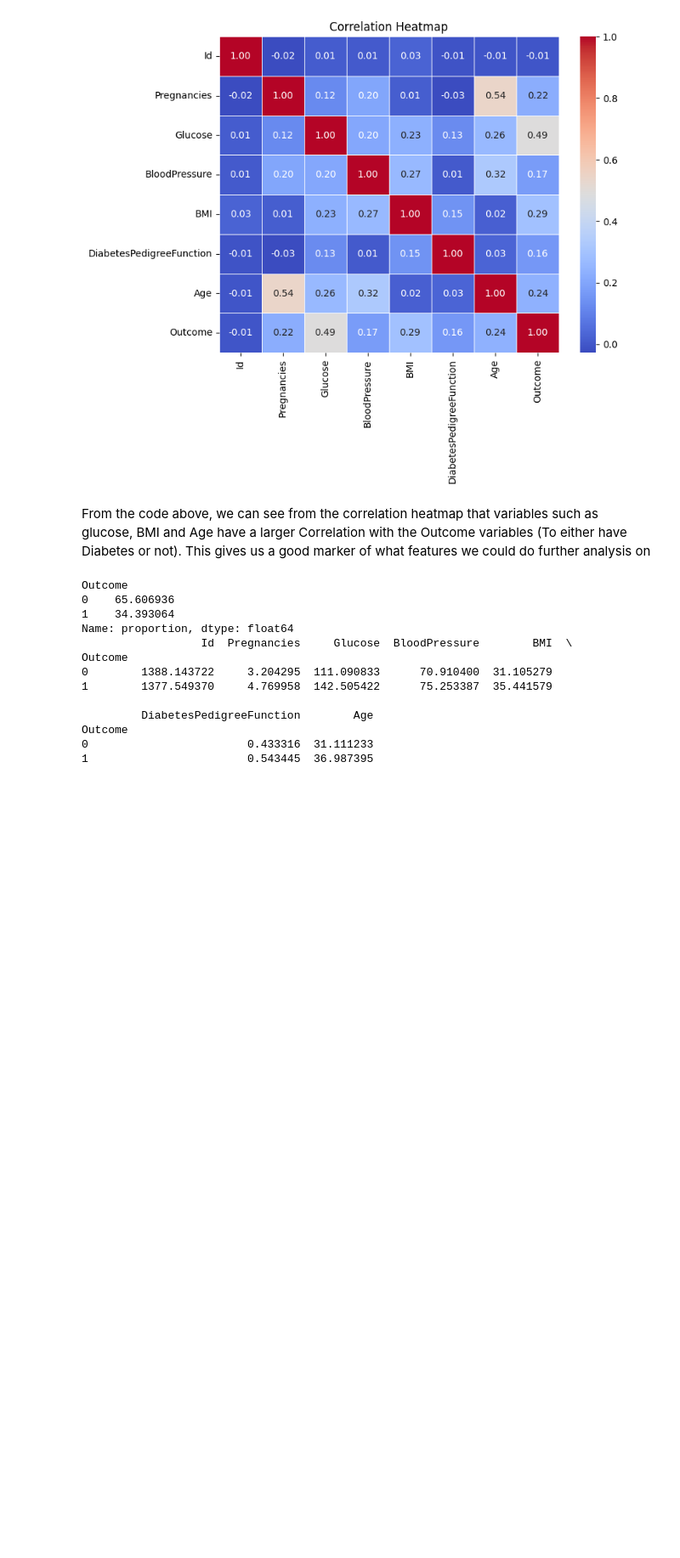
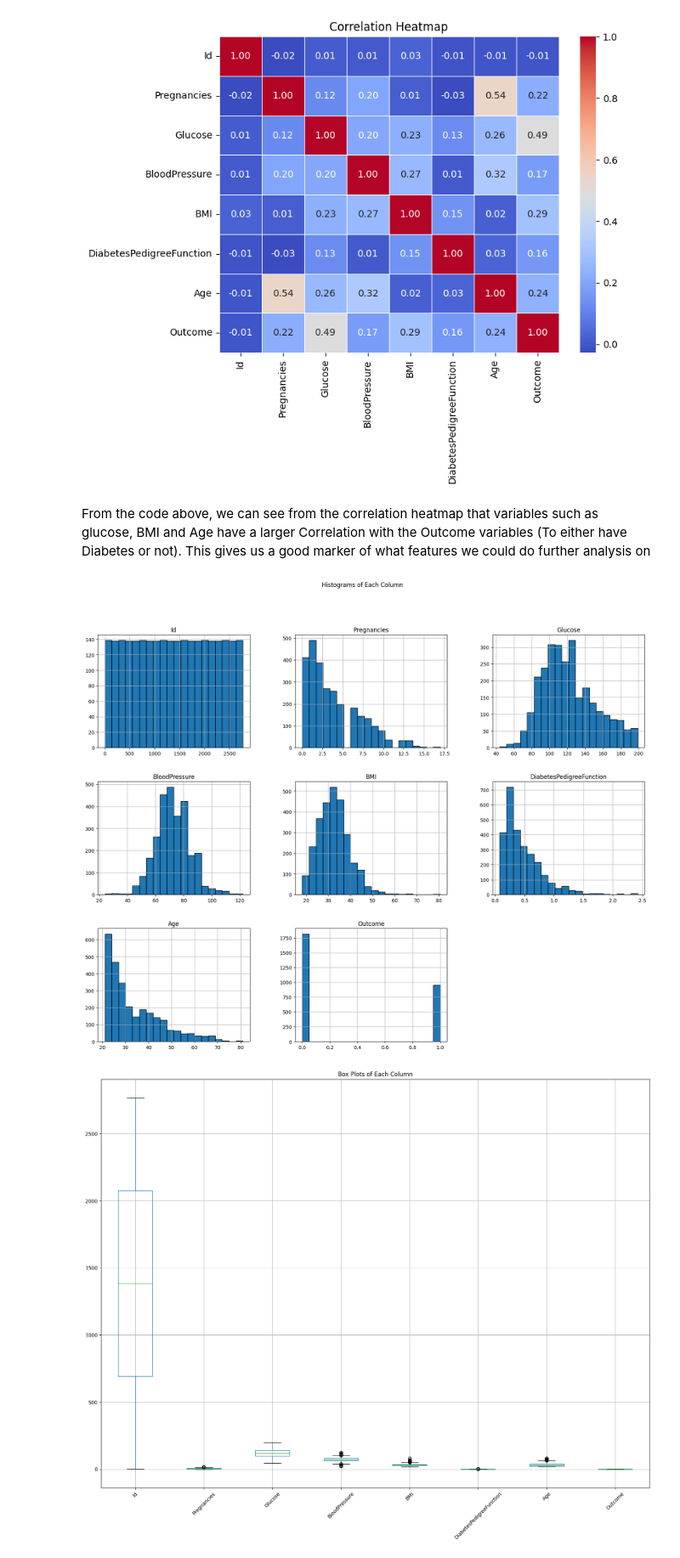
Before and after one commit to MattMW04/Data-Science-Assessment, a Jupyter notebook: Asessment-Data-Usage.ipynb, the cells around one changed output. Shown at 85% size. Drawn from its saved outputs; the diff is of its cells as text; code cells hidden in the pictures; blank space fills up the shorter version.

```diff
--- a/Asessment-Data-Usage.ipynb
+++ b/Asessment-Data-Usage.ipynb
@@ -68,28 +119,17 @@ Passing `palette` without assigning `hue` is deprecated and will be removed in v
 # %% [markdown]
 From the code above, we can see from the correlation heatmap that variables such as glucose, BMI and Age have a larger Correlation with the Outcome variables (To either have Diabetes or not). This gives us a good marker of what features we could do further analysis on
 # %%
-# 2. Data Distribution
-# Outcome distribution
-outcome_distribution = dataset['Outcome'].value_counts(normalize=True) * 100
-print(outcome_distribution)
+# Histograms for each column
+dataset.hist(bins=20, figsize=(20, 15), edgecolor='black')
+plt.suptitle('Histograms of Each Column')
+plt.show()
 
-
-
-# 4. Feature Interactions
-# Grouped averages by Outcome
-grouped_means = dataset.groupby('Outcome').mean()
-print(grouped_means)
+# Box plots for each column
+plt.figure(figsize=(20, 15))
+dataset.boxplot()
+plt.title('Box Plots of Each Column')
+plt.xticks(rotation=45)
+plt.show()
 # %% [output]
-Outcome
-0    65.606936
-1    34.393064
-Name: proportion, dtype: float64
-                  Id  Pregnancies     Glucose  BloodPressure        BMI  \
-Outcome
-0        1388.143722     3.204295  111.090833      70.910400  31.105279
-1        1377.549370     4.769958  142.505422      75.253387  35.441579
-
-         DiabetesPedigreeFunction        Age
-Outcome
-0                        0.433316  31.111233
-1                        0.543445  36.987395
+[figure, added]
+[figure, added]
```
Also changed, not shown: parts of 10 cells of this notebook, 4 other files.
